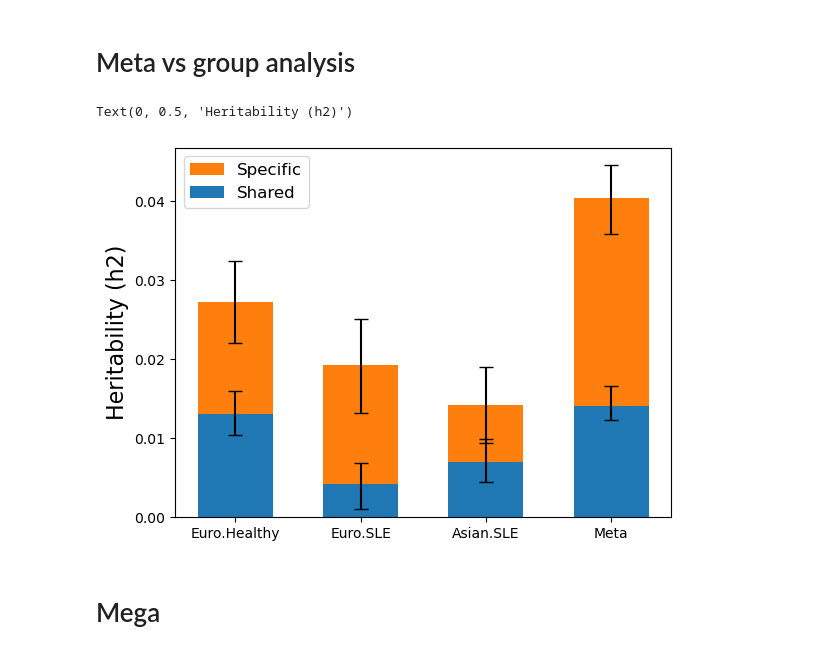
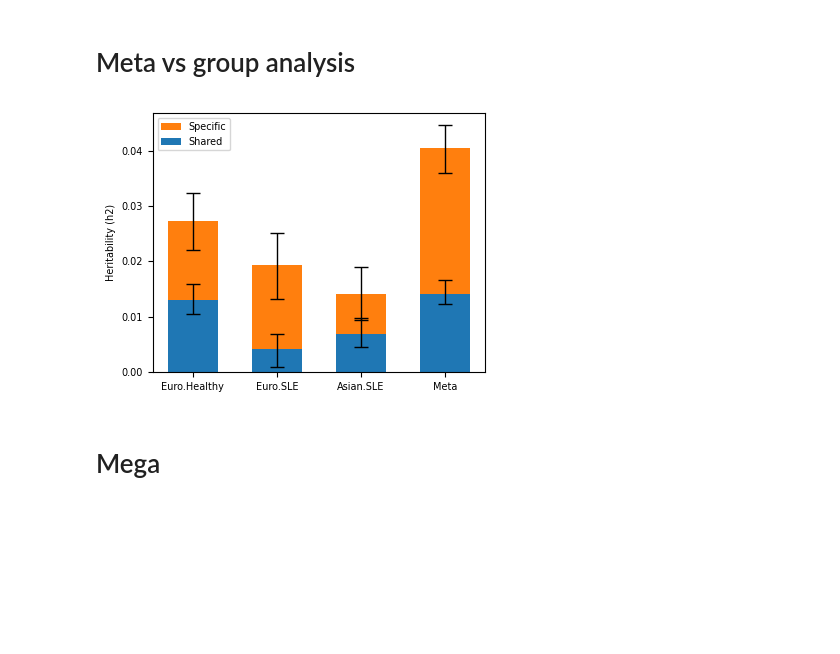
Before and after one commit to Minhui-Chen/CIGMA, a Jupyter notebook: workflow/notebook/fig5.ipynb, the cells around one changed output. Drawn from its saved outputs; the diff is of its cells as text; code cells hidden in the pictures; blank space fills up the shorter version.

```diff
--- a/workflow/notebook/fig5.ipynb
+++ b/workflow/notebook/fig5.ipynb
@@ -1225,36 +1301,44 @@ plt.show()
 # Meta vs group analysis
 # %%
 # plot
+fs = 7
+plt.rcParams.update({'font.size': fs})
 colors = sns.color_palette()
 
-fig, ax = plt.subplots()
+fig, ax = plt.subplots(figsize=(4, 3))
+source_data = open('../../source_data/Extended_data_fig9.csv', 'w')
+source_data.write('Population, category, h2, ci_lower, ci_upper\n')
+
 labels = ['Euro.Healthy', 'Euro.SLE', 'Asian.SLE', 'Meta']
 width = .6
 
 # cis
 bottom = np.zeros(len(labels))
 values = np.array([euro_cont_shared_h2, euro_case_shared_h2, asia_case_shared_h2, meta_shared_h2])
 ci = np.array([euro_cont_shared_h2_ci, euro_case_shared_h2_ci, asia_case_shared_h2_ci, meta_shared_h2_ci])
 yerr = np.abs(ci - values[:, np.newaxis])
-ax.bar(labels, values, width, yerr=yerr.T, capsize=5,
+ax.bar(labels, values, width, yerr=yerr.T, capsize=5, error_kw={'elinewidth': 1},
     bottom=bottom, color=colors[0], edgecolor='none', label='Shared')
+tmp_df = pd.DataFrame({'Population': labels, 'category': 'Shared', 'h2': values, 'ci_lower': ci[:, 0], 'ci_upper': ci[:, 1]})
+source_data.write(tmp_df.to_csv(index=False, header=False))
 
 bottom += values
 values = np.array([euro_cont_specific_h2, euro_case_specific_h2, asia_case_specific_h2, meta_specific_h2])
 ci = np.array([euro_cont_specific_h2_ci, euro_case_specific_h2_ci, asia_case_specific_h2_ci, meta_specific_h2_ci])
 yerr = np.abs(ci - values[:, np.newaxis])
-ax.bar(labels, values, width, yerr=yerr.T, capsize=5,
+ax.bar(labels, values, width, yerr=yerr.T, capsize=5, error_kw={'elinewidth': 1},
         bottom=bottom, color=colors[1], edgecolor='none', label='Specific')
+tmp_df = pd.DataFrame({'Population': labels, 'category': 'Specific', 'h2': values, 'ci_lower': ci[:, 0], 'ci_upper': ci[:, 1]})
+source_data.write(tmp_df.to_csv(index=False, header=False))
 # ax.set_yticks([0, 0.01, 0.02, 0.03, 0.04])
-ax.legend(loc='upper left', reverse=True, fontsize=12)
-ax.set_ylabel('Heritability (h2)', fontsize=16)
+ax.legend(loc='upper left', reverse=True, fontsize=fs)
+ax.set_ylabel('Heritability (h2)', fontsize=fs)
 # ax.set_title('Cis', fontsize=20)
-
-# print(cis_ctp_specific_h2 / (cis_ctp_specific_h2 + cis_ctp_shared_h2))
-# print(cis_op_specific_h2 / (cis_op_specific_h2 + cis_op_shared_h2))
+fig.tight_layout()
+fig.savefig('../../figure/Extended_data_fig9.jpg', dpi=300, bbox_inches='tight')
+source_data.close()
 # %% [output]
-Text(0, 0.5, 'Heritability (h2)')
-[figure, old version]
+[figure, new version]
 # %% [markdown]
 # Mega
 # %%
```
Also changed, not shown: parts of 7 cells of this notebook, 13 other files.
